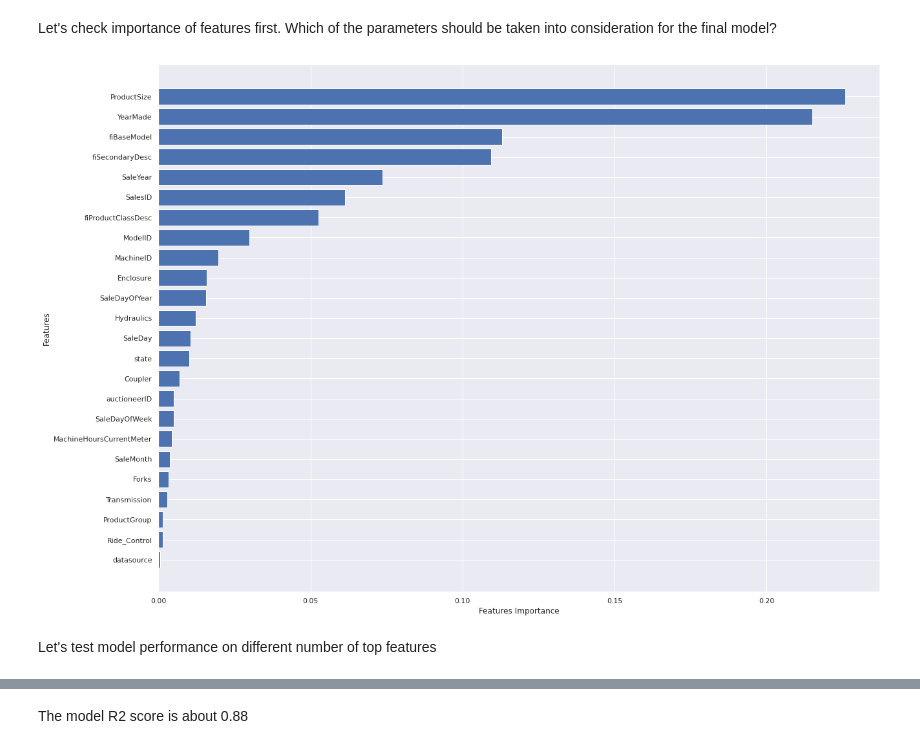
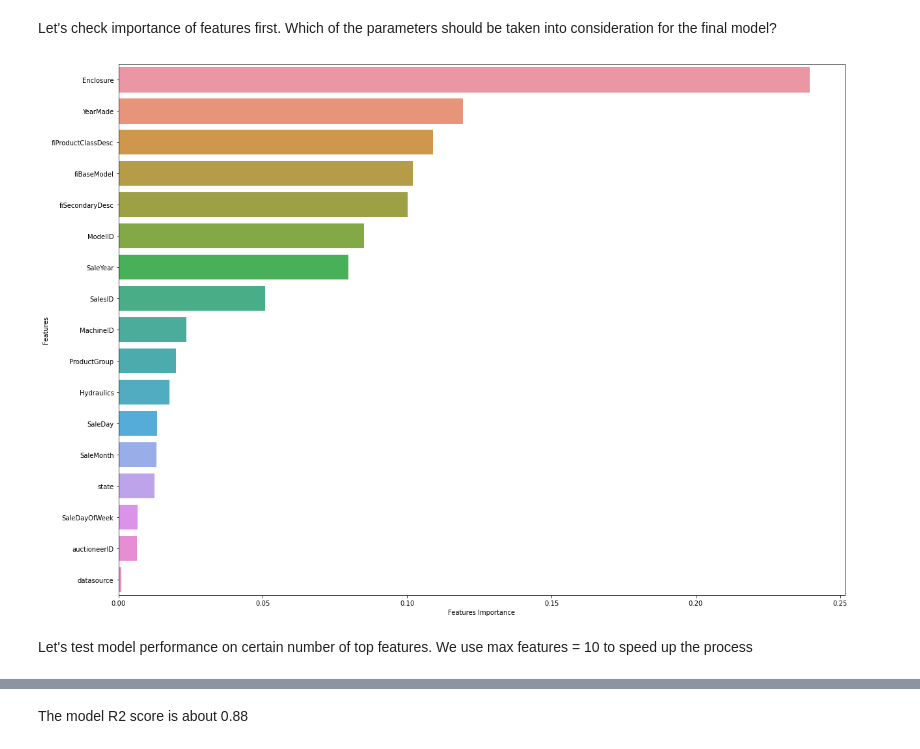
Before and after one commit to kriszieba/machine-sales, a Jupyter notebook: notebooks_data/Modelling.ipynb, the cells around one changed output, grey strips where cells are left out. Cells and saved outputs as stored; diff of their text form; code cells hidden in the pictures.

```diff
--- a/notebooks_data/Modelling.ipynb
+++ b/notebooks_data/Modelling.ipynb
@@ -13,7 +13,7 @@ import pickle
 import json
 # %%
 # load cleaned train and validation dataset
-df = pd.read_csv('TrainAndValidCleaned.csv', parse_dates=["saledate"], low_memory=False)
+df = pd.read_csv('TrainAndValidCleaned.csv', low_memory=False)
 # %%
 df.info()
 # %% [output]
@@ -75,8 +73,8 @@ They are many possible models and algorithms that could solve the task of predic
 # %%
 # n_estimators, default=100. The number of trees in the forest.
 # Popular integer random seeds are 0 and 42
-model = RandomForestRegressor(random_state=42)
-model.fit(X_train, y_train)
+base_model = RandomForestRegressor(random_state=42)
+base_model.fit(X_train, y_train)
 # %% [output]
 RandomForestRegressor(random_state=42)
 # %% [markdown]
@@ -131,4 +111,41 @@ def train_and_measure_perf(X_train, y_train, X_valid, y_valid, n_estimators=100)
 # %% [markdown]
 ### Importance of features
+# %%
+# Make a function that trains the model (with use of different params) and returns r2 scores
+def train_and_measure_perf(X_train, y_train, X_valid, y_valid, n_estimators=100):
+    model = RandomForestRegressor(n_estimators=n_estimators, random_state=42)
+    model.fit(X_train, y_train)
+
+    y_true = y_valid
+    y_pred = model.predict(X_valid)
+    r2_valid = r2_score(y_true,y_pred)
+
+    y_true = y_train
+    y_pred = model.predict(X_train)
+    r2_train = r2_score(y_true,y_pred)
+
+    return r2_train, r2_valid
+
+# Helper function for plotting feature importance
+def plot_features2(columns, importances, n=20):
+    fig, ax = plt.subplots(figsize=(20, 15))
+    df = (pd.DataFrame({"features": columns,
+                        "feature_importance": importances})
+          .sort_values("feature_importance", ascending=False)
+          .reset_index(drop=True))
+
+    sns.barplot(x="feature_importance",
+                y="features",
+                data=df[:n],
+                orient="h")
+    ax.set_ylabel("Features")
+    ax.set_xlabel("Features Importance")
+
+    plt.show()
+
+# Function that returns top feature names. Number: number of top features
+def get_most_important_cats(features, importances, number):
+    ind = np.argpartition(importances, -number)[-number:]
+    return features[ind]
 # %% [markdown]
 Let's check importance of features first. Which of the parameters should be taken into consideration for the final model?
@@ -154,7 +152,7 @@ def get_most_important_cats(features, importances, number):
 # %%
-plot_features(X_train.columns, model.feature_importances_,len(X_train.columns))
+plot_features2(X_train.columns, base_model.feature_importances_,len(X_train.columns))
 # %% [output]
-[figure, old version]
+[figure, new version]
 # %% [markdown]
-Let's test model performance on different number of top features
+Let's test model performance on certain number of top features. We use max features = 10 to speed up the process
 # %%
```
Also changed, not shown: parts of 23 cells of this notebook, 2 other files.
